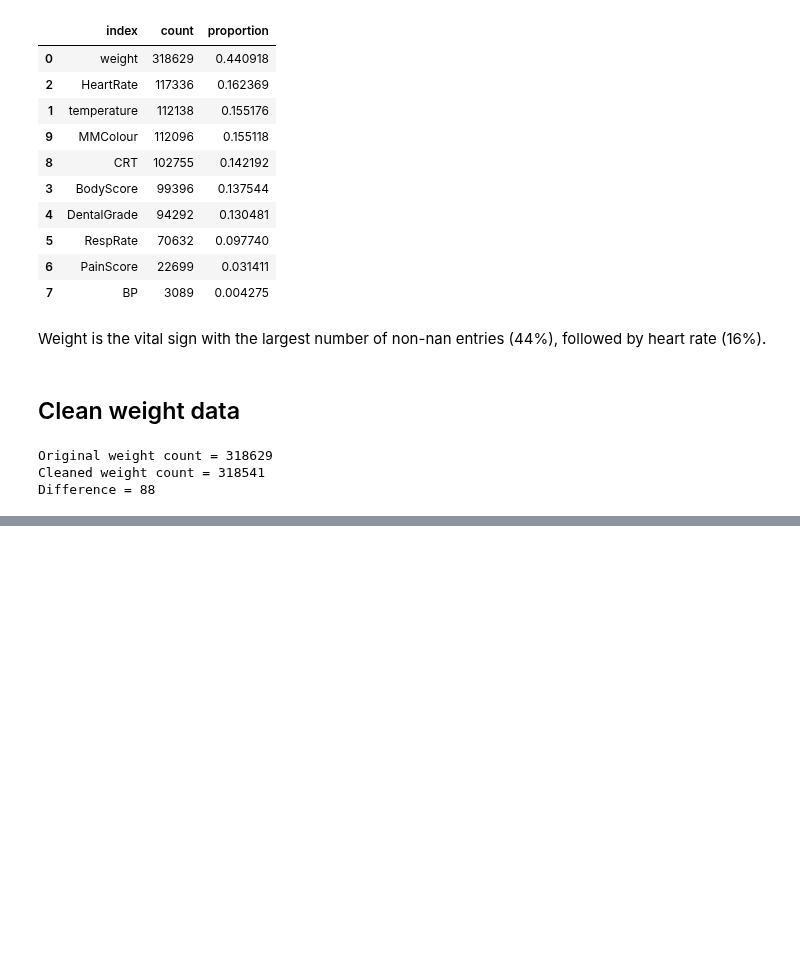
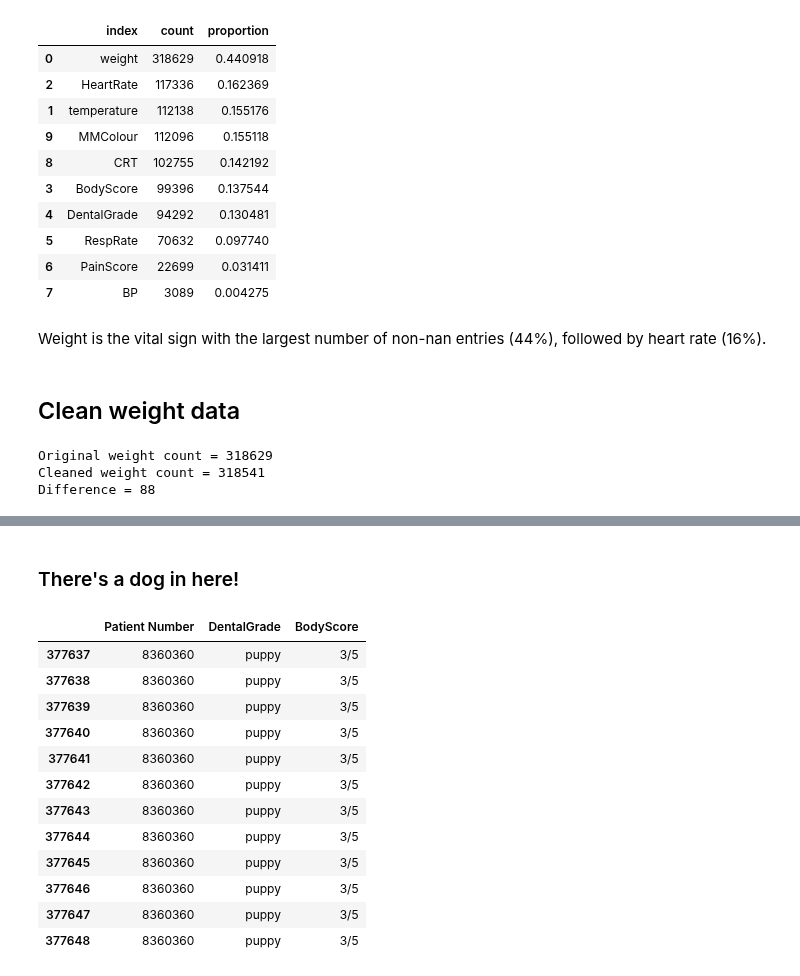
Before and after one commit to ruthpearson/CatHack, a Jupyter notebook: vet_compass/CA_tidydata.ipynb, the cells around one changed output, grey strips where cells are left out. Saved outputs shown, nothing was run; the diff lists cells and outputs as text; code cells hidden in the pictures; blank space fills up the shorter version.

```diff
--- a/vet_compass/CA_tidydata.ipynb
+++ b/vet_compass/CA_tidydata.ipynb
@@ -122,0 +230,18 @@ Difference = 88
+# %% [markdown]
+### There's a dog in here!
+# %%
+dental[dental["DentalGrade"].str.contains('puppy', na=False)]
+# %% [output]
+|  | Patient Number | DentalGrade | BodyScore |
+| 377637 | 8360360 | puppy | 3/5 |
+| 377638 | 8360360 | puppy | 3/5 |
+| 377639 | 8360360 | puppy | 3/5 |
+| 377640 | 8360360 | puppy | 3/5 |
+| 377641 | 8360360 | puppy | 3/5 |
+| 377642 | 8360360 | puppy | 3/5 |
+| 377643 | 8360360 | puppy | 3/5 |
+| 377644 | 8360360 | puppy | 3/5 |
+| 377645 | 8360360 | puppy | 3/5 |
+| 377646 | 8360360 | puppy | 3/5 |
+| 377647 | 8360360 | puppy | 3/5 |
+| 377648 | 8360360 | puppy | 3/5 |
```
Also changed, not shown: parts of 15 cells of this notebook.
